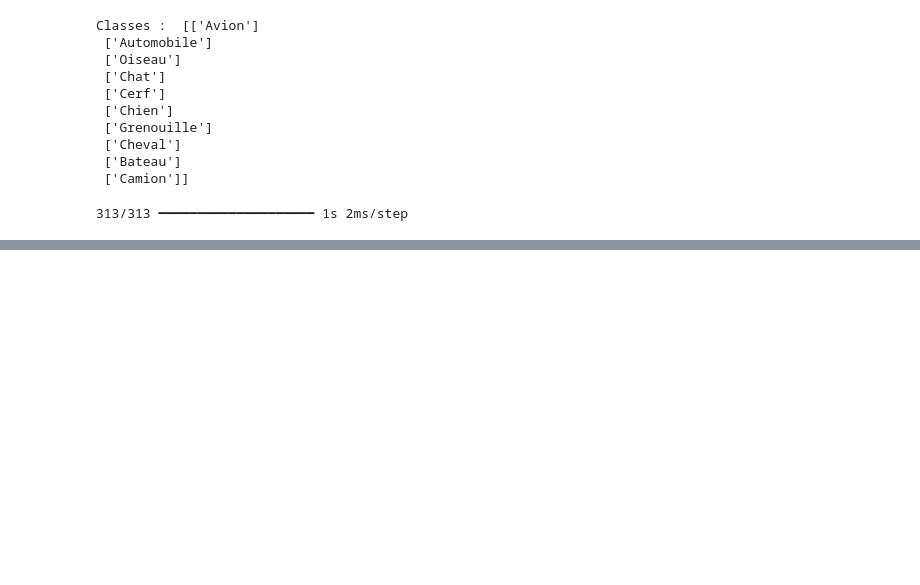
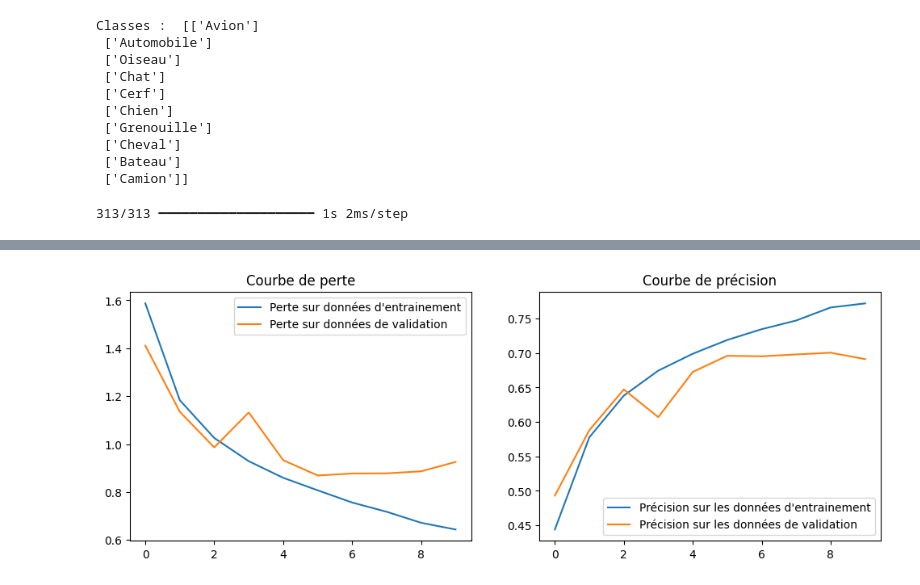
Before and after one commit to JWulfran/Machine-learning, a Jupyter notebook: NN_MLP_CNN_Transfert_learning.ipynb, the cells around one changed output, grey strips where cells are left out. Cells and saved outputs as stored; diff of their text form; code cells hidden in the pictures; blank space fills up the shorter version.

```diff
--- a/NN_MLP_CNN_Transfert_learning.ipynb
+++ b/NN_MLP_CNN_Transfert_learning.ipynb
@@ -190,0 +329,4 @@ plt.show()
+# %%
+update_CNN_model.compile(optimizer='adam', loss='categorical_crossentropy', metrics=['accuracy'])
+# %%
+update_CNN_model_history = update_CNN_model.fit(X_train, y_train, epochs=10, batch_size=64, validation_split=0.2)
@@ -190,0 +358,17 @@ plt.show()
+# %%
+plt.figure(figsize=(12,4))
+plt.subplot(1,2,1)
+plt.plot(update_CNN_model_history.history['loss'], label="Perte sur données d'entrainement")
+plt.plot(update_CNN_model_history.history['val_loss'], label="Perte sur données de validation")
+plt.legend()
+plt.title("Courbe de perte")
+
+plt.subplot(1,2,2)
+plt.plot(update_CNN_model_history.history['accuracy'], label="Précision sur les données d'entrainement")
+plt.plot(update_CNN_model_history.history['val_accuracy'], label="Précision sur les données de validation")
+plt.legend()
+plt.title("Courbe de précision")
+
+plt.show()
+# %% [output]
+[figure, added]
```
Also changed, not shown: parts of 27 cells of this notebook.
